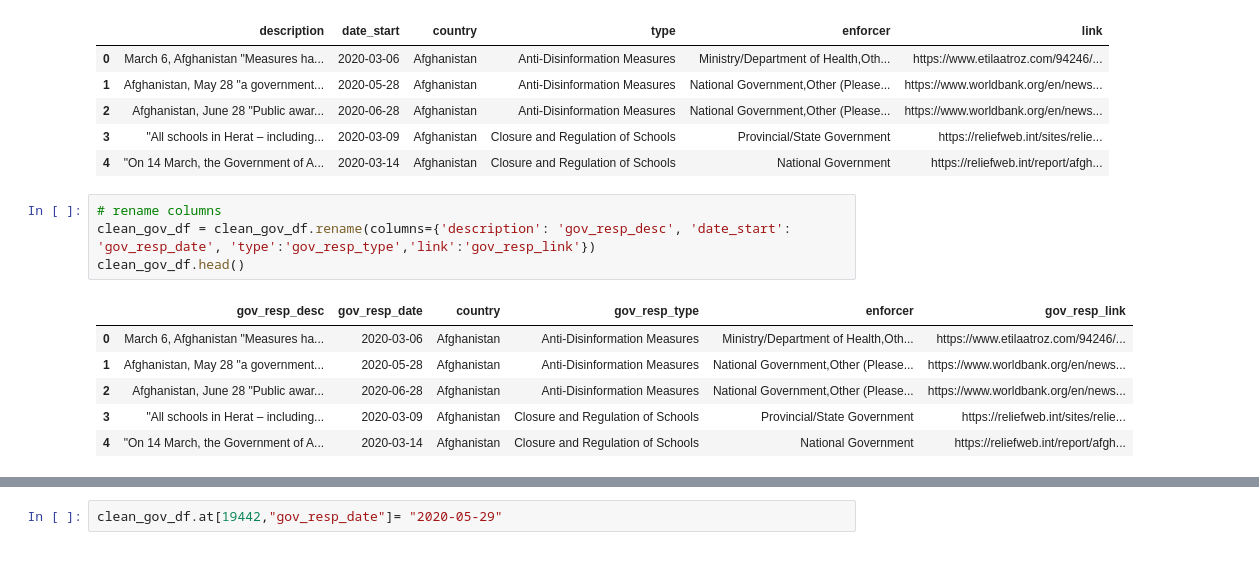
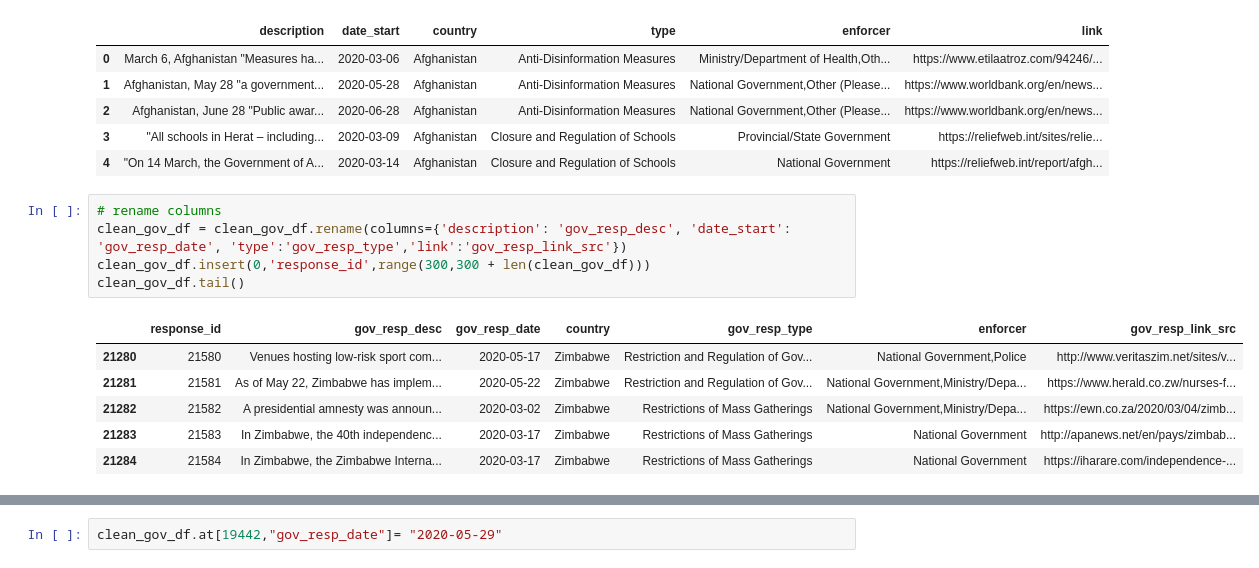
Before and after one commit to Kpearson72/etl-project-team4, a Jupyter notebook: Karen_working_directory/Karen_working_notebook.ipynb, the cells around one changed output, grey strips where cells are left out. Drawn from its saved outputs; the diff is of its cells as text.

```diff
--- a/Karen_working_directory/Karen_working_notebook.ipynb
+++ b/Karen_working_directory/Karen_working_notebook.ipynb
@@ -260,15 +260,16 @@ clean_gov_df.head()
 | 4 | "On 14 March, the Government of A... | 2020-03-14 | Afghanistan | Closure and Regulation of Schools | National Government | https://reliefweb.int/report/afgh... |
 # %%
 # rename columns
-clean_gov_df = clean_gov_df.rename(columns={'description': 'gov_resp_desc', 'date_start': 'gov_resp_date', 'type':'gov_resp_type','link':'gov_resp_link'})
-clean_gov_df.head()
+clean_gov_df = clean_gov_df.rename(columns={'description': 'gov_resp_desc', 'date_start': 'gov_resp_date', 'type':'gov_resp_type','link':'gov_resp_link_src'})
+clean_gov_df.insert(0,'response_id',range(300,300 + len(clean_gov_df)))
+clean_gov_df.tail()
 # %% [output]
-|  | gov_resp_desc | gov_resp_date | country | gov_resp_type | enforcer | gov_resp_link |
-| 0 | March 6, Afghanistan "Measures ha... | 2020-03-06 | Afghanistan | Anti-Disinformation Measures | Ministry/Department of Health,Oth... | https://www.etilaatroz.com/94246/... |
-| 1 | Afghanistan, May 28 "a government... | 2020-05-28 | Afghanistan | Anti-Disinformation Measures | National Government,Other (Please... | https://www.worldbank.org/en/news... |
-| 2 | Afghanistan, June 28 "Public awar... | 2020-06-28 | Afghanistan | Anti-Disinformation Measures | National Government,Other (Please... | https://www.worldbank.org/en/news... |
-| 3 | "All schools in Herat – including... | 2020-03-09 | Afghanistan | Closure and Regulation of Schools | Provincial/State Government | https://reliefweb.int/sites/relie... |
-| 4 | "On 14 March, the Government of A... | 2020-03-14 | Afghanistan | Closure and Regulation of Schools | National Government | https://reliefweb.int/report/afgh... |
+|  | response_id | gov_resp_desc | gov_resp_date | country | gov_resp_type | enforcer | gov_resp_link_src |
+| 21280 | 21580 | Venues hosting low-risk sport com... | 2020-05-17 | Zimbabwe | Restriction and Regulation of Gov... | National Government,Police | http://www.veritaszim.net/sites/v... |
+| 21281 | 21581 | As of May 22, Zimbabwe has implem... | 2020-05-22 | Zimbabwe | Restriction and Regulation of Gov... | National Government,Ministry/Depa... | https://www.herald.co.zw/nurses-f... |
+| 21282 | 21582 | A presidential amnesty was announ... | 2020-03-02 | Zimbabwe | Restrictions of Mass Gatherings | National Government,Ministry/Depa... | https://ewn.co.za/2020/03/04/zimb... |
+| 21283 | 21583 | In Zimbabwe, the 40th independenc... | 2020-03-17 | Zimbabwe | Restrictions of Mass Gatherings | National Government | http://apanews.net/en/pays/zimbab... |
+| 21284 | 21584 | In Zimbabwe, the Zimbabwe Interna... | 2020-03-17 | Zimbabwe | Restrictions of Mass Gatherings | National Government | https://iharare.com/independence-... |
 # %%
 # check for date to fix year
 clean_gov_df.loc[19440: 19442]
```
Also changed, not shown: parts of 10 cells of this notebook, 3 other files.
